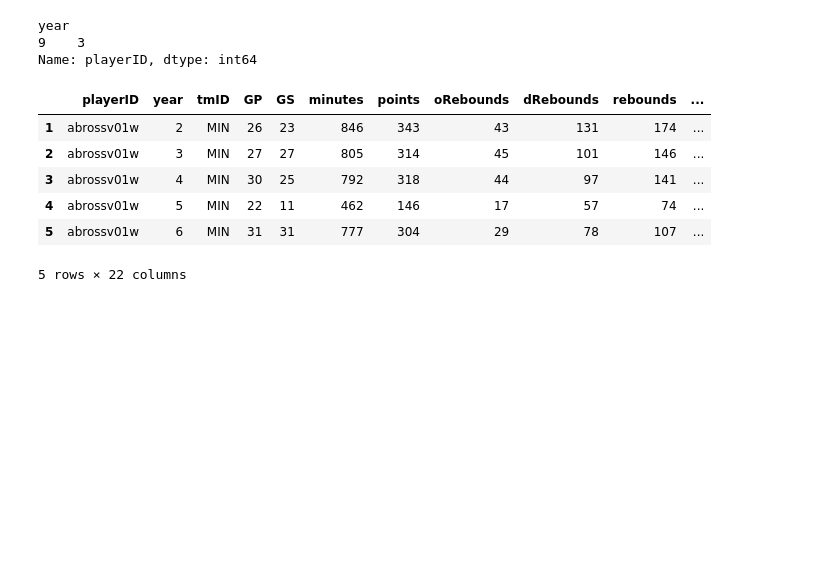
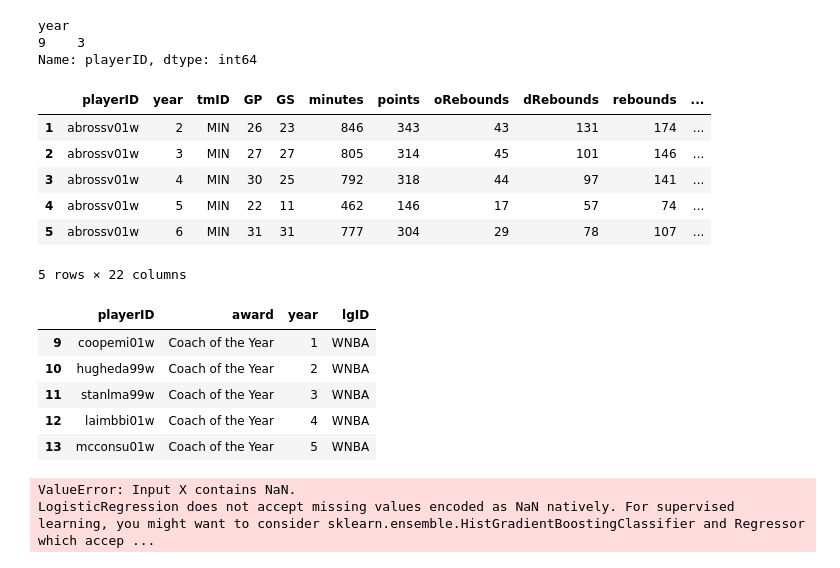
Before and after one commit to Hugo7gomes/FEUP_AC, a Jupyter notebook: firstApproach.ipynb, the cells around one changed output. Saved outputs shown, nothing was run; the diff lists cells and outputs as text; code cells hidden in the pictures; blank space fills up the shorter version.

```diff
--- a/firstApproach.ipynb
+++ b/firstApproach.ipynb
@@ -203,4 +240,14 @@ Name: playerID, dtype: int64
 | 4 | abrossv01w | 5 | MIN | 22 | 11 | 462 | 146 | 17 | 57 | 74 | ... |
 | 5 | abrossv01w | 6 | MIN | 31 | 31 | 777 | 304 | 29 | 78 | 107 | ... |
 5 rows × 22 columns
+# %%
+awards_coaches_df = awards_players_df[awards_players_df["award"] == "Coach of the Year"]
+awards_coaches_df.head()
+# %% [output]
+|  | playerID | award | year | lgID |
+| 9 | coopemi01w | Coach of the Year | 1 | WNBA |
+| 10 | hugheda99w | Coach of the Year | 2 | WNBA |
+| 11 | stanlma99w | Coach of the Year | 3 | WNBA |
+| 12 | laimbbi01w | Coach of the Year | 4 | WNBA |
+| 13 | mcconsu01w | Coach of the Year | 5 | WNBA |
 # %%
@@ -275,0 +323,20 @@ team_year_averages.to_csv(file_path, index=False)
+# %%
+teams_df_clean = pd.get_dummies(teams_df_clean, columns=['tmID', 'confID', 'coachID'])
+
+
+training_set = teams_df_clean[teams_df_clean['year'] <= 9]
+
+# Filter the testing set (year 10)
+testing_set = teams_df_clean[teams_df_clean['year'] == 10]
+
+
+logistic_regression = LogisticRegression(solver='liblinear')
+
+
+features = training_set.drop(columns = "playoff")
+target = training_set['playoff']
+
+logistic_regression.fit(features, target)
+# %% [output]
+ValueError: Input X contains NaN.
+LogisticRegression does not accept missing values encoded as NaN natively. For supervised learning, you might want to consider sklearn.ensemble.HistGradientBoostingClassifier and Regressor which accep ...
```
Also changed, not shown: parts of 5 cells of this notebook, 3 other files.
